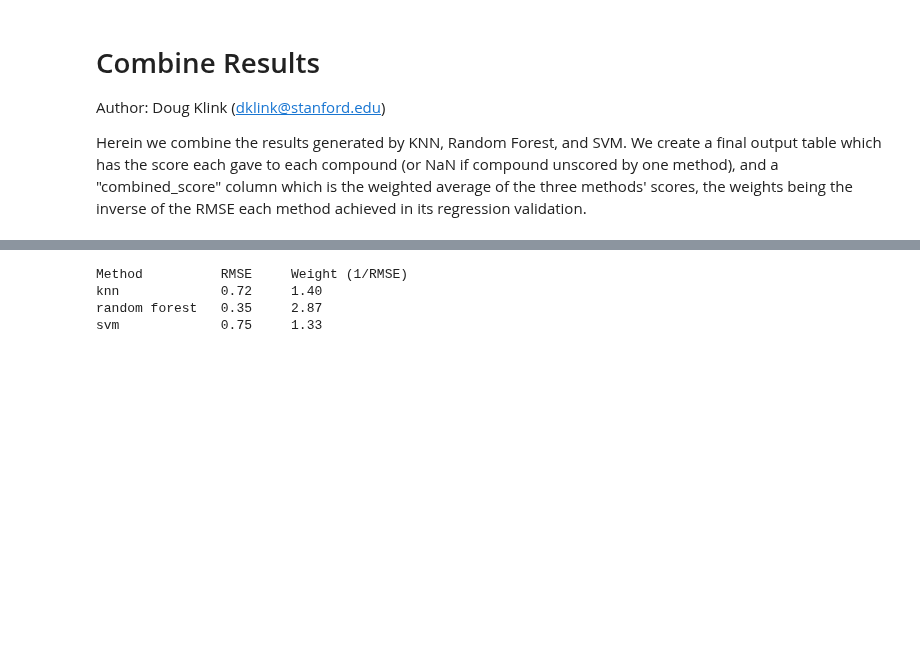
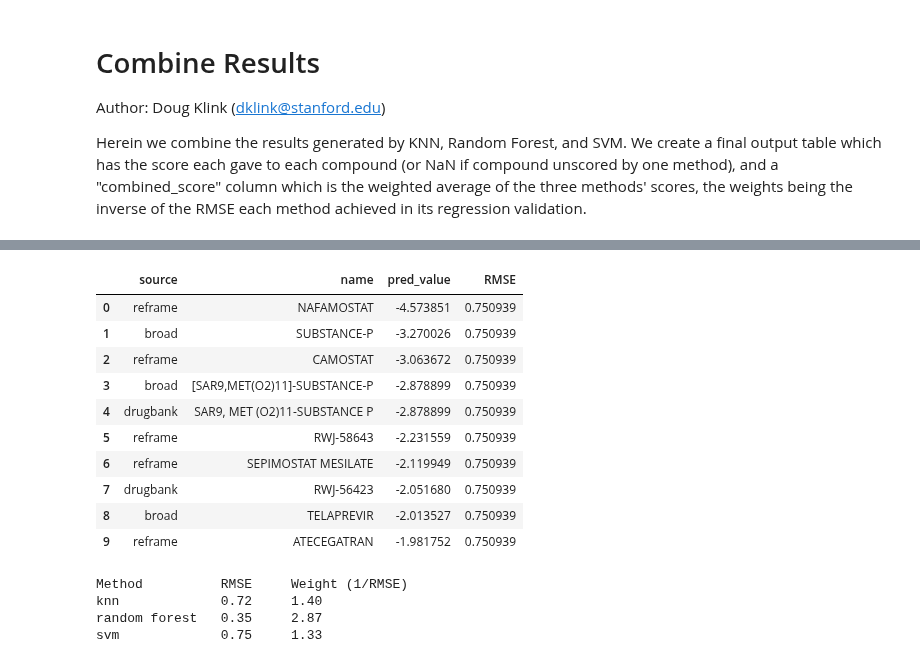
Before and after one commit to srensi/tmprss2, a Jupyter notebook: notebooks/combine_results.ipynb, the cells around one changed output, grey strips where cells are left out. Cells and saved outputs as stored; diff of their text form; code cells hidden in the pictures; blank space fills up the shorter version.

```diff
--- a/notebooks/combine_results.ipynb
+++ b/notebooks/combine_results.ipynb
@@ -13,3 +40,19 @@ svm = pd.read_csv('../results/svm_screening_results_no_duplicate_names.csv', ind
+# %%
+svm = pd.read_csv('../results/svm_screening_results_no_duplicate_names.csv', index_col=0).reset_index(drop=True)
+svm['name'] = svm.name.str.upper()
+svm.head(10)
+# %% [output]
+|  | source | name | pred_value | RMSE |
+| 0 | reframe | NAFAMOSTAT | -4.573851 | 0.750939 |
+| 1 | broad | SUBSTANCE-P | -3.270026 | 0.750939 |
+| 2 | reframe | CAMOSTAT | -3.063672 | 0.750939 |
+| 3 | broad | [SAR9,MET(O2)11]-SUBSTANCE-P | -2.878899 | 0.750939 |
+| 4 | drugbank | SAR9, MET (O2)11-SUBSTANCE P | -2.878899 | 0.750939 |
+| 5 | reframe | RWJ-58643 | -2.231559 | 0.750939 |
+| 6 | reframe | SEPIMOSTAT MESILATE | -2.119949 | 0.750939 |
+| 7 | drugbank | RWJ-56423 | -2.051680 | 0.750939 |
+| 8 | broad | TELAPREVIR | -2.013527 | 0.750939 |
+| 9 | reframe | ATECEGATRAN | -1.981752 | 0.750939 |
 # %%
 knn_RMSE = knn['RMSE'][0]
 rf_RMSE = rf['RMSE'][0]
```
Also changed, not shown: parts of 9 cells of this notebook, 1 other file.
